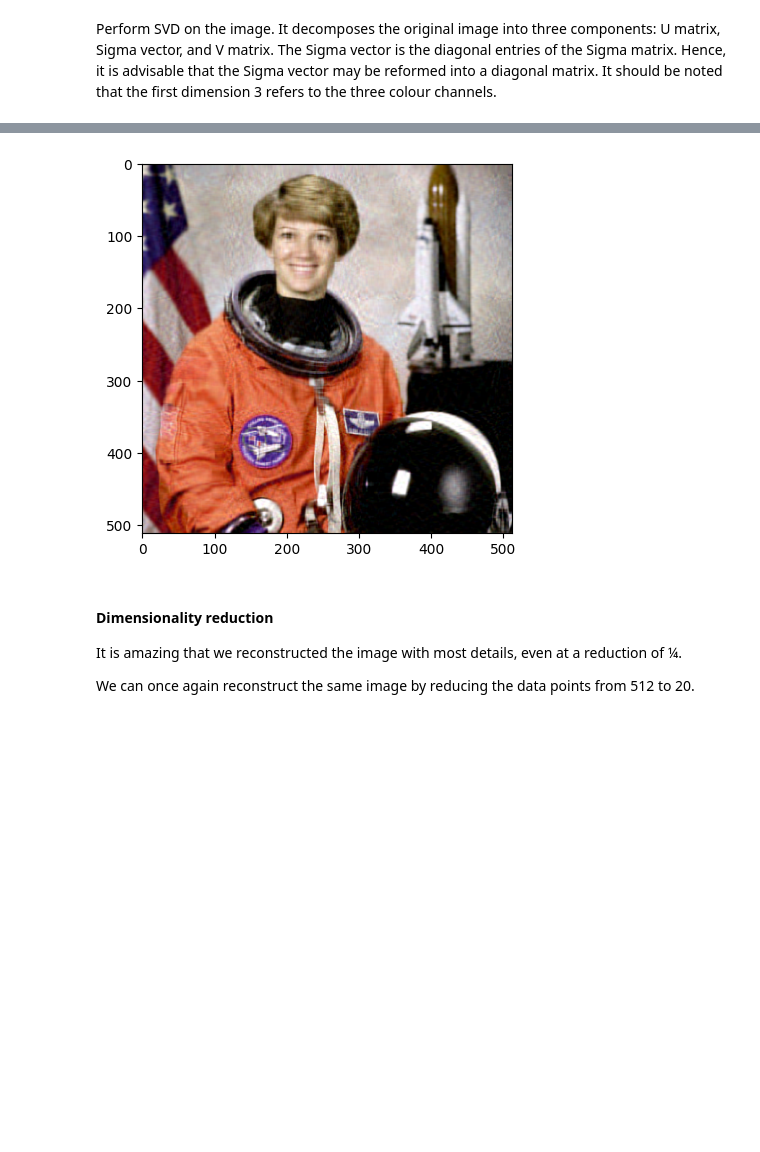
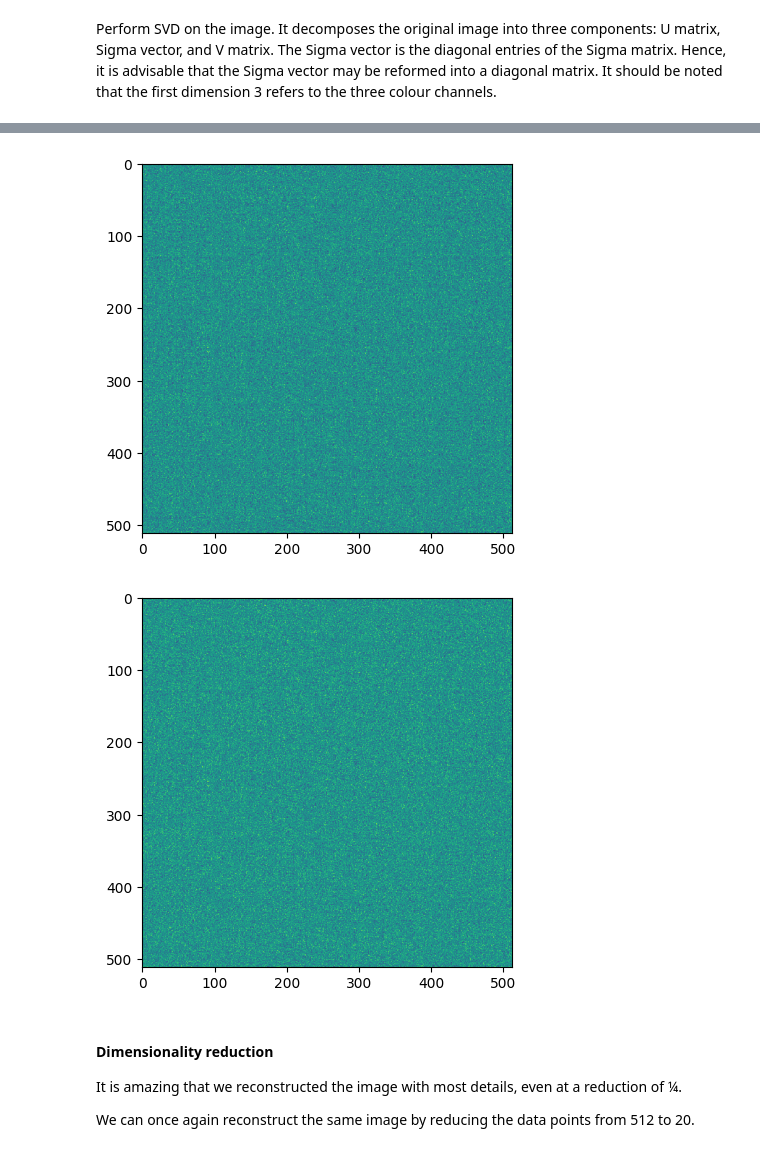
Before and after one commit to Akshata1712/fmml_assignments, a Jupyter notebook: Basics_of_Linear_Algebra.ipynb, the cells around one changed output, grey strips where cells are left out. Drawn from its saved outputs; the diff is of its cells as text; code cells hidden in the pictures; blank space fills up the shorter version.

```diff
--- a/Basics_of_Linear_Algebra.ipynb
+++ b/Basics_of_Linear_Algebra.ipynb
@@ -397,0 +798,11 @@ print(U.shape, S.shape, V.shape)
+# %%
+U,S,V = np.linalg.svd(img)
+print(U.shape, S.shape, V.shape)
+
+img = np.random.rand(256, 512)
+U, S, V = np.linalg.svd(img)
+print(U.shape, S.shape, V.shape)
+
+img = np.random.rand(512, 512)
+U, S, V = np.linalg.svd(img)
+print(U.shape, S.shape, V.shape)
@@ -398,7 +813,8 @@ print(U.shape, S.shape, V.shape)
 # %%
 # S matrix should have dimensions suitable for matrix multiplication
-Sigma = np.zeros((3,512,512))
-for i in range(3):
-  np.fill_diagonal(Sigma[i,:,:], S[i,:])
+import numpy as np
+U, S, V = np.linalg.svd(img)
+Sigma = np.zeros((img.shape[0], img.shape[1])) # Sigma should be 2D
+np.fill_diagonal(Sigma, S) # Fill the diagonal of the 2D Sigma array
 print(Sigma.shape)
 # %% [output]
@@ -417,9 +833,16 @@ WARNING:matplotlib.image:Clipping input data to the valid range for imshow with
 
 # Reconstruct the data by reducing the common dimensions from 512 to 50.
 
+
 k = 50
-reconst = U @ Sigma[:,:,:k] @ V[:,:k,:]
-reconst = np.transpose(reconst, axes=(1,2,0))
+reconst = U @ Sigma[:,:k] @ V[:k,:] # Sigma is 2D, use 2 indices
+#reconst = np.transpose(reconst, axes=(1,2,0))
 plt.imshow(reconst)
 plt.show()
+
+k = 70
+reconst = U @ Sigma[:,:k] @ V[:k,:] # Sigma is 2D, use 2 indices
+#reconst = np.transpose(reconst, axes=(1,2,0))
+plt.imshow(reconst)
+plt.show()
 # %% [output]
@@ -427,4 +849,5 @@ WARNING:matplotlib.image:Clipping input data to the valid range for imshow with
-[figure, old version]
+[figure, new version]
+[figure, added]
 # %% [markdown]
 #### Dimensionality reduction
 
```
Also changed, not shown: parts of 37 cells of this notebook.
